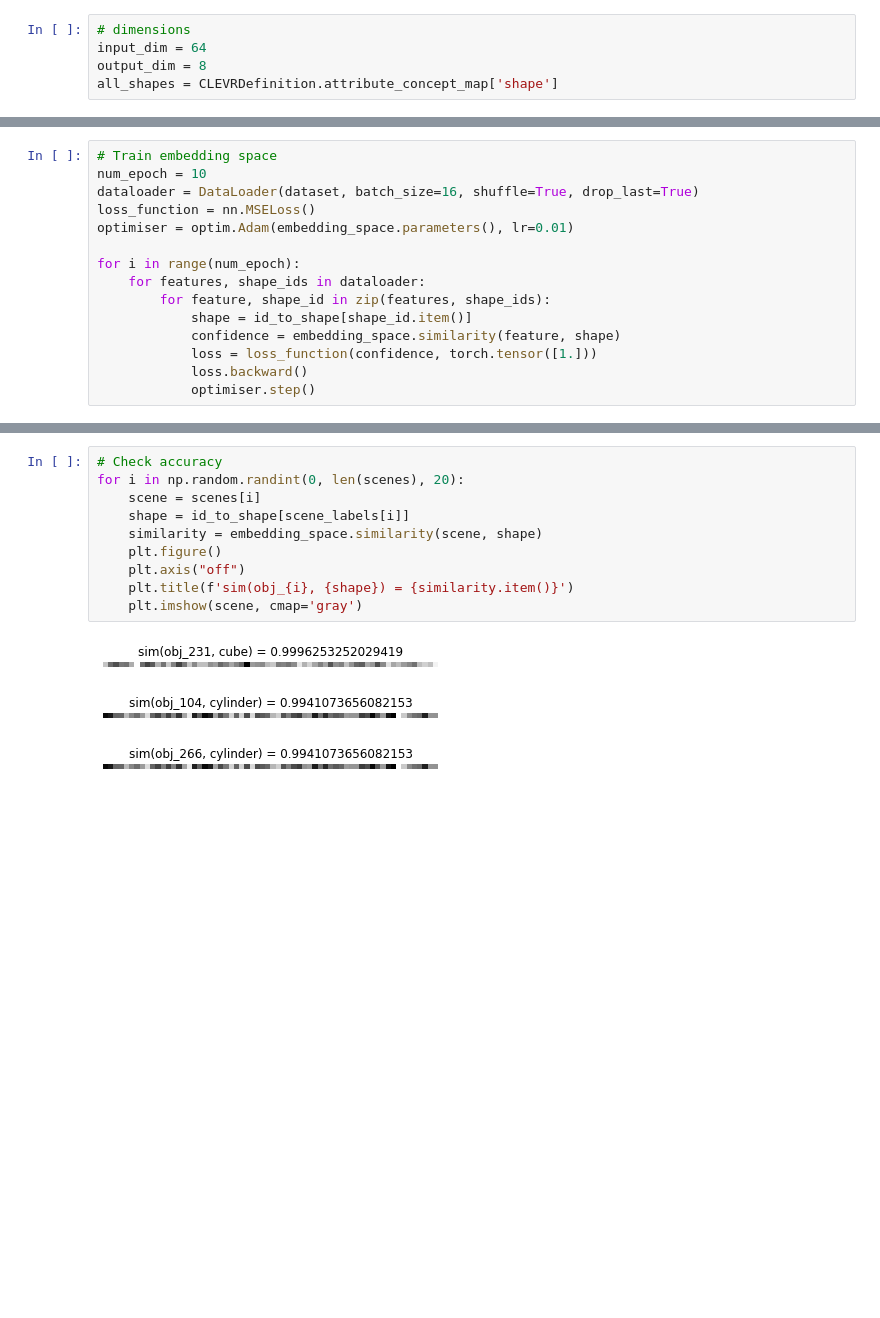
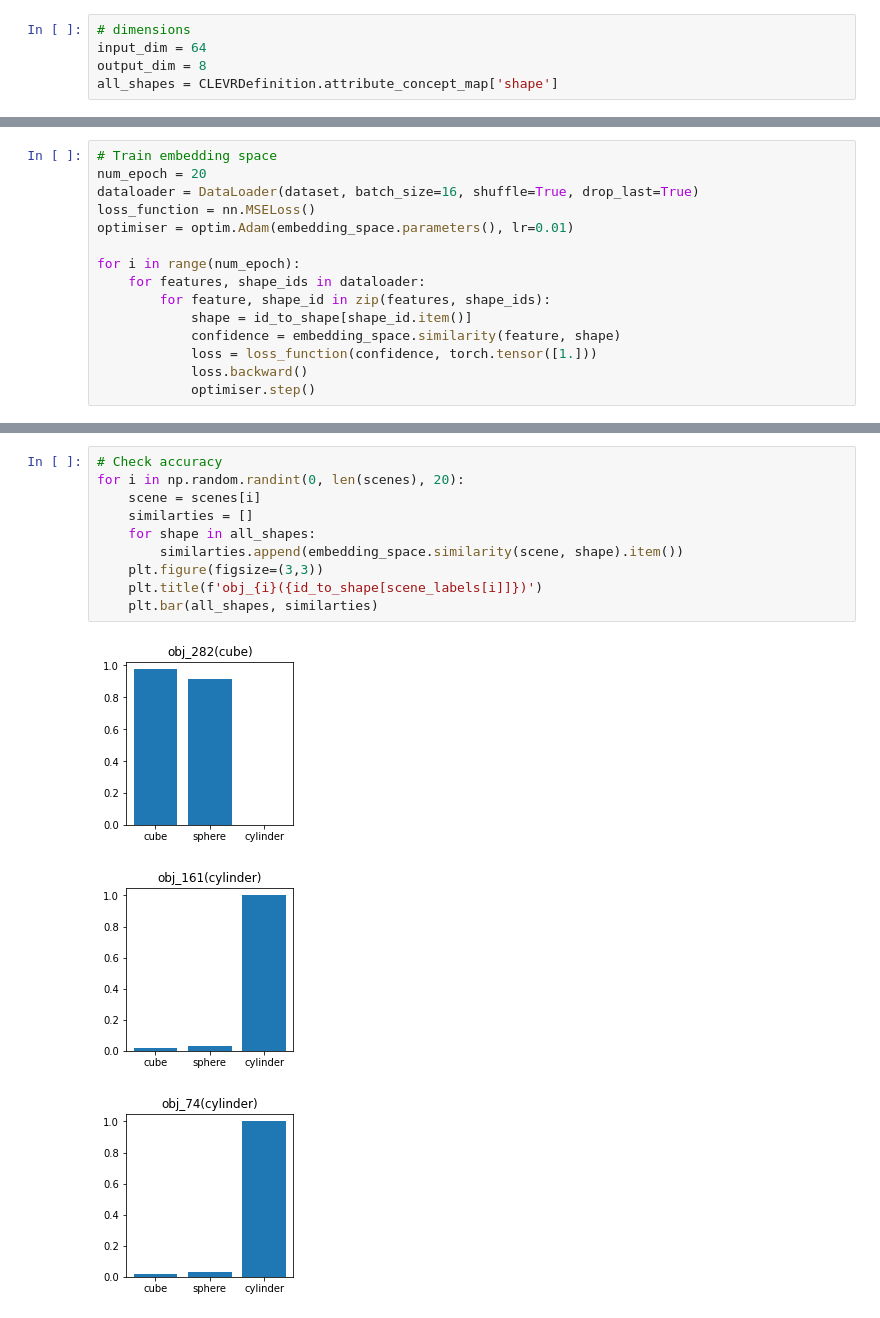
Before and after one commit to COMP6248-Reproducability-Challenge/nscl_reproducability_challenge, a Jupyter notebook: embedding.ipynb, the cells around one changed output, grey strips where cells are left out. Cells and saved outputs as stored; diff of their text form; blank space fills up the shorter version.

Commit message:
Update plot

```diff
--- a/embedding.ipynb
+++ b/embedding.ipynb
@@ -110,6 +110,6 @@ tensor([3.1705e-05, 2.3360e-01, 7.1056e-01], grad_fn=<SigmoidBackward>)
 # %%
 # Train embedding space
-num_epoch = 10
+num_epoch = 20
 dataloader = DataLoader(dataset, batch_size=16, shuffle=True, drop_last=True)
 loss_function = nn.MSELoss()
 optimiser = optim.Adam(embedding_space.parameters(), lr=0.01)
@@ -136,14 +136,14 @@ for shape in all_shapes:
 # %%
 # Check accuracy
 for i in np.random.randint(0, len(scenes), 20):
     scene = scenes[i]
-    shape = id_to_shape[scene_labels[i]]
-    similarity = embedding_space.similarity(scene, shape)
-    plt.figure()
-    plt.axis("off")
-    plt.title(f'sim(obj_{i}, {shape}) = {similarity.item()}')
-    plt.imshow(scene, cmap='gray')
+    similarties = []
+    for shape in all_shapes:
+        similarties.append(embedding_space.similarity(scene, shape).item())
+    plt.figure(figsize=(3,3))
+    plt.title(f'obj_{i}({id_to_shape[scene_labels[i]]})')
+    plt.bar(all_shapes, similarties)
 # %% [output]
-[figure, old version]
+[figure, new version]
-[figure, old version]
+[figure, new version]
-[figure, old version]
+[figure, new version]
```
Also changed, not shown: parts of 7 cells of this notebook.
